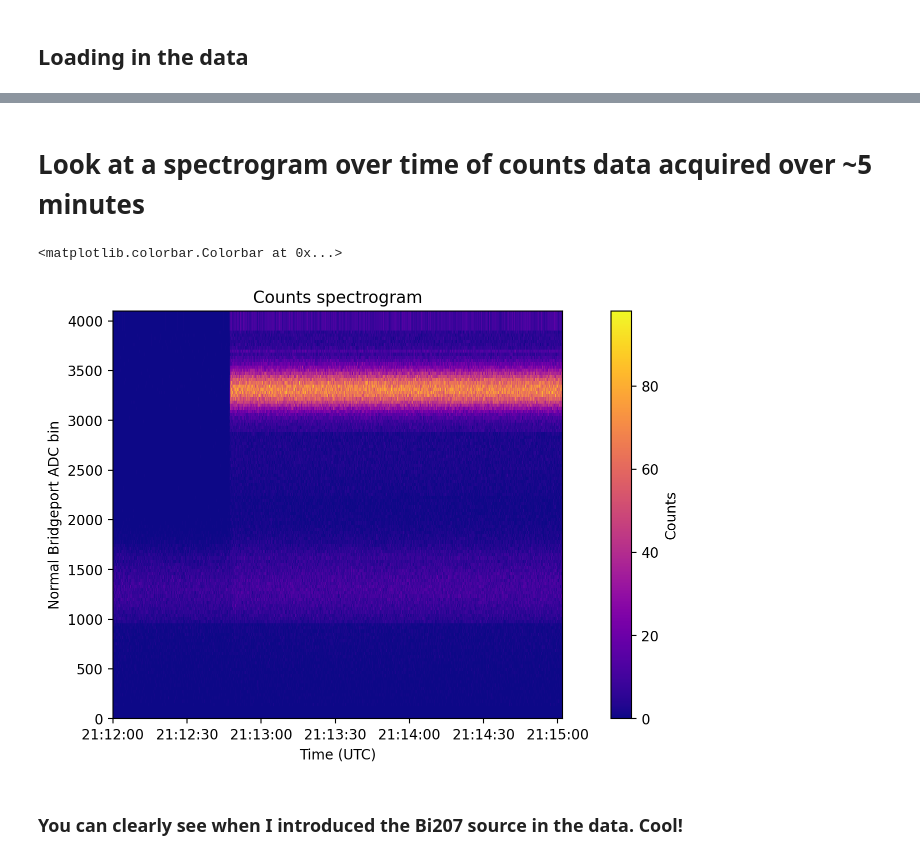
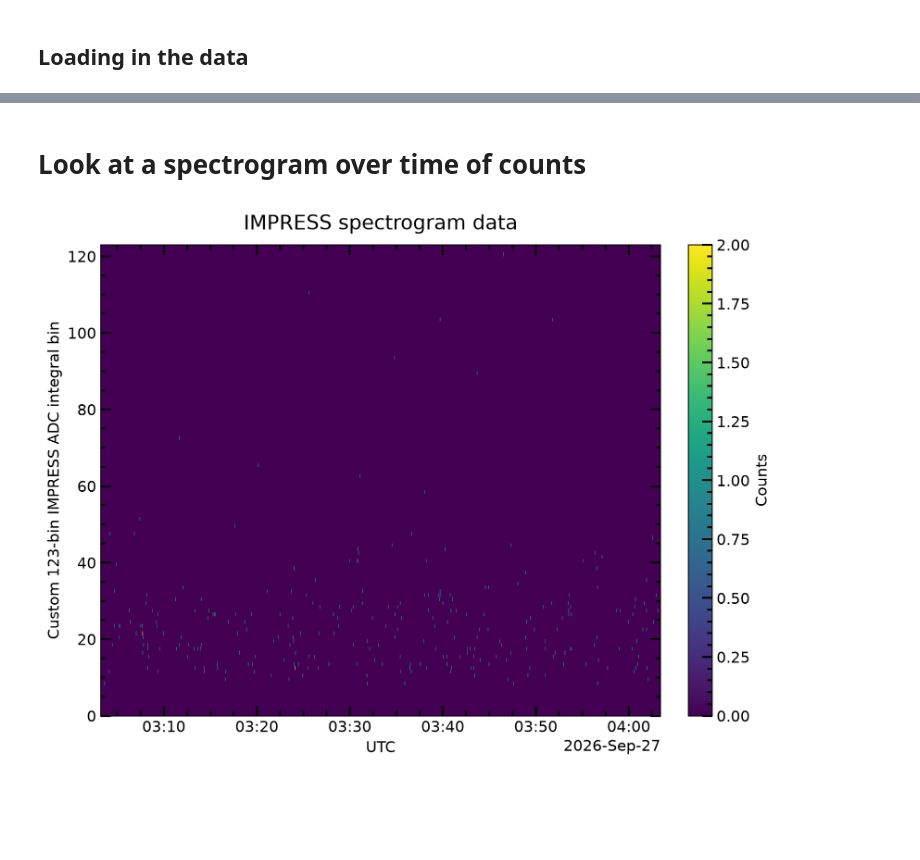
Before and after one commit to UMN-SSRL/det-analysis, a Jupyter notebook: python/examples/Nominal IMPRESS data.ipynb, the cells around one changed output, grey strips where cells are left out. Cells and saved outputs as stored; diff of their text form; code cells hidden in the pictures; blank space fills up the shorter version.

```diff
--- a/python/examples/Nominal IMPRESS data.ipynb
+++ b/python/examples/Nominal IMPRESS data.ipynb
@@ -13,13 +16,2 @@ import umndet.common.helpers as hp
 # %% [markdown]
 ## Loading in the data
-# %%
-hafx_data = []
-health_data = []
-
-data_folder = "nominal"
-for fn in sorted(os.listdir(data_folder)):
-    full_fn = f"{data_folder}/{fn}"
-    if fn.startswith("detector-health"):
-        health_data += hp.read_det_health(full_fn, gzip.open)
-    elif fn.startswith("hafx-time-slice"):
-        hafx_data += hp.read_hafx_sci(full_fn, gzip.open)
@@ -48,21 +18,42 @@ plt.show()
+# %%
+science = []
+
+data_folder = pathlib.Path("impress")
+# Select data only from one hour
+files = sorted(data_folder.glob("*_2026-270-03-*"))
+for fn in files:
+    if fn.stem.startswith("detsci-hist"):
+        science += hp.read_impress_sci(fn, open_func=gzip.open)
 # %% [markdown]
-# Look at a spectrogram over time of counts data acquired over ~5 minutes
+# Look at a spectrogram over time of counts
-# %%
-import umndet.plotting as pl
-import importlib
-
-importlib.reload(pl)
-
-fig, ax = plt.subplots(layout="constrained")
-_, _, pcm = pl.plot_raw_time_slice_spectrogram(
-    hafx_data,
-    fig=fig,
-    ax=ax,
-)
-fig.set_constrained_layout(True)
-fig.colorbar(pcm, label="Counts")
-# %% [output]
-<matplotlib.colorbar.Colorbar at 0x...>
-[figure, removed]
-# %% [markdown]
-### You can clearly see when I introduced the Bi207 source in the data. Cool!
+# %%
+import numpy as np
+
+# Build up a spectrogram array and a time array
+# Assumes the science array is already sorted by time properly.
+spectrogram = np.empty((123, len(science)), dtype=np.uint16)
+time_bin_edges = []
+dt = dtime.timedelta(microseconds=31250)
+for i, s in enumerate(science):
+    spectrogram[:, i] = s.histogram
+    this_dt = (s.buffer_number % 32) * dt
+    second = dtime.datetime.fromtimestamp(s.unix_second, tz=dtime.UTC)
+    time_bin_edges.append(second + this_dt)
+
+# We need one more time bin edge
+time_bin_edges.append(time_bin_edges[-1] + dt)
+
+fig, ax = plt.subplots(layout="constrained")
+
+# We have 123 log-spaced science bins
+adc_bin_edges = np.arange(124, dtype=np.uint8)
+pcm = ax.pcolormesh(time_bin_edges, adc_bin_edges, spectrogram)
+fig.colorbar(pcm, label="Counts")
+ax.set(
+    xlabel="UTC",
+    ylabel="Custom 123-bin IMPRESS ADC integral bin",
+    title="IMPRESS spectrogram data",
+)
+plt.show()
+# %% [output]
+[figure, added]
```
Also changed, not shown: parts of 5 cells of this notebook, 5 other files.
